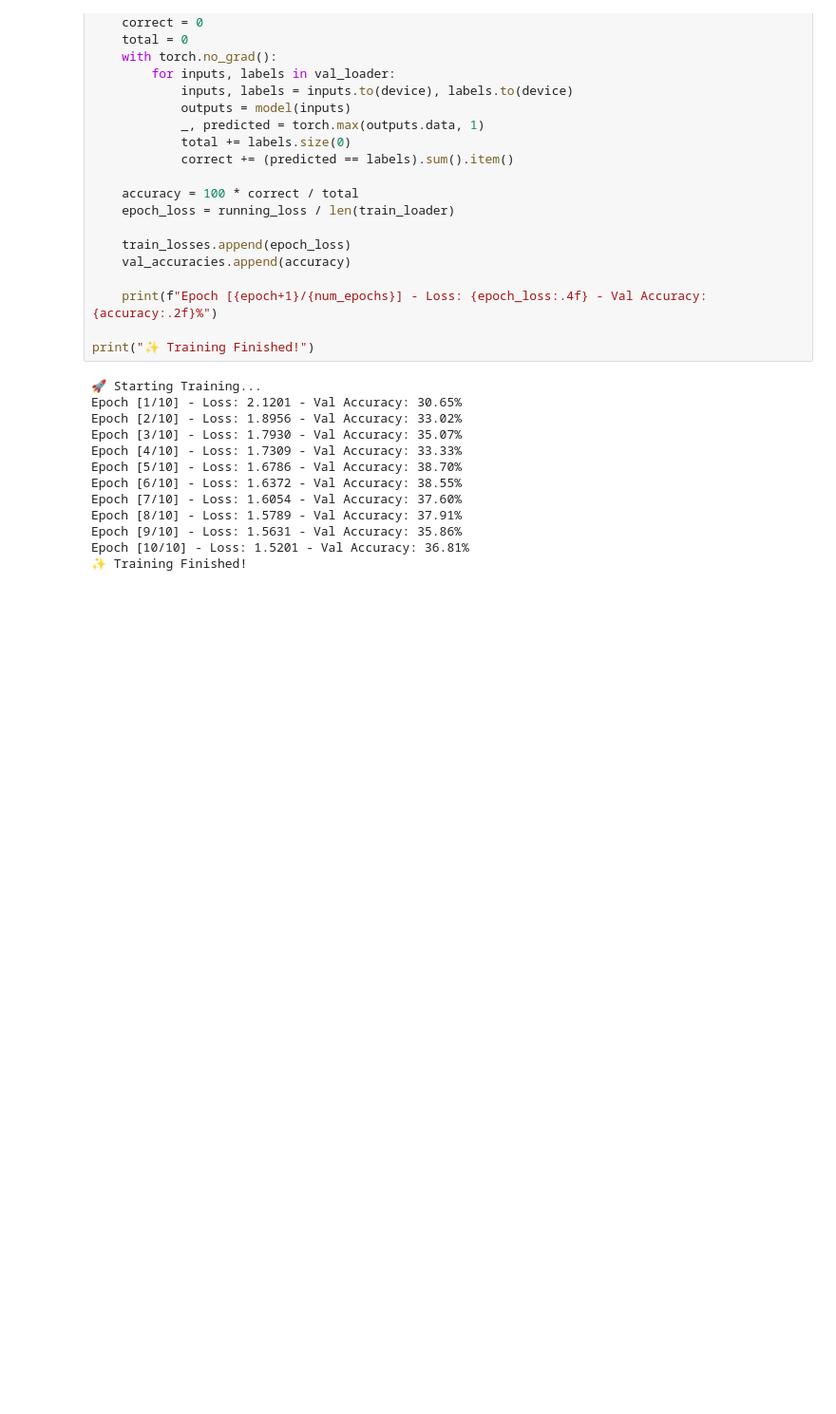
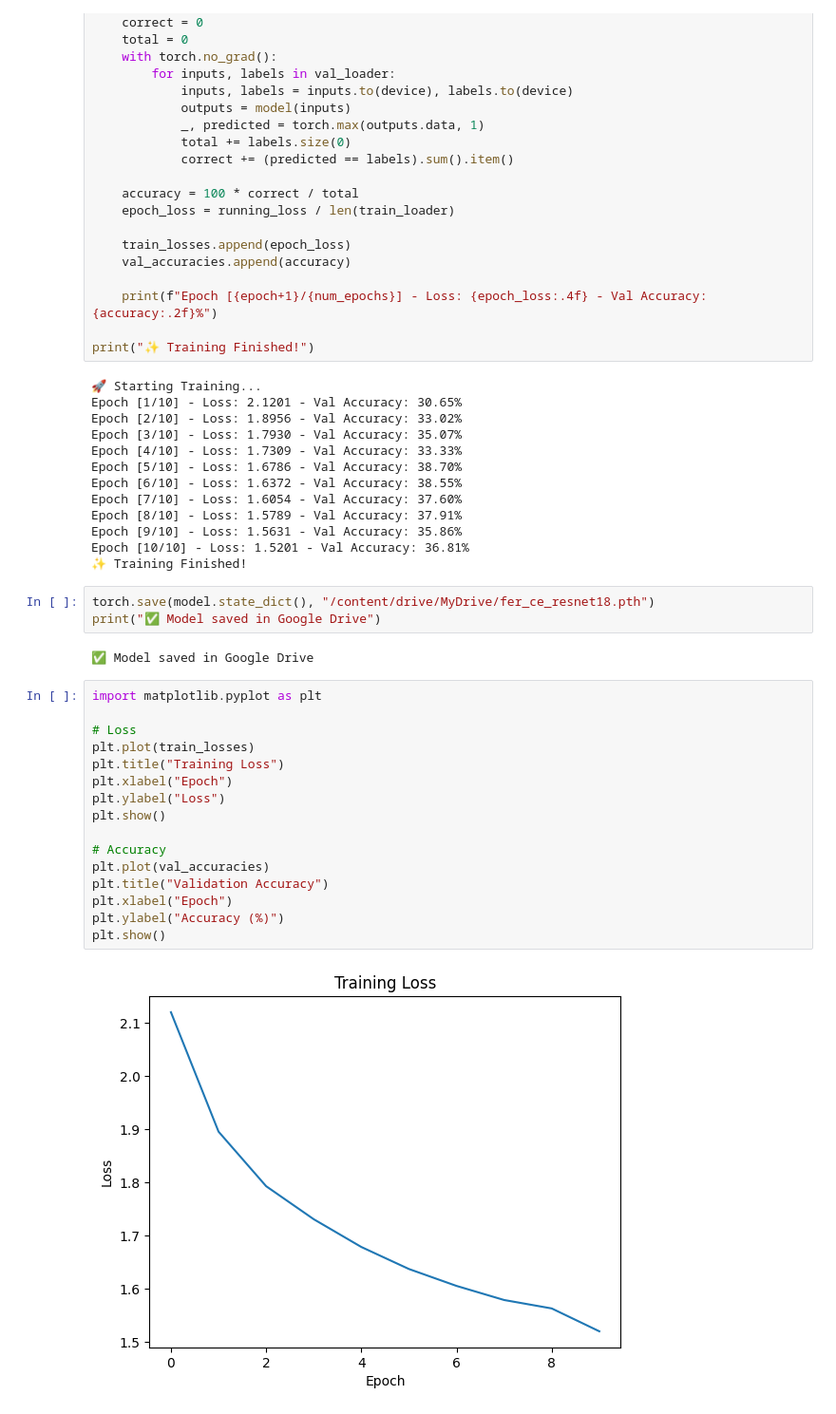
Before and after one commit to KaabiHiba/FER-CE-Project, a Jupyter notebook: data_loading_moncef.ipynb, the cells around one changed output. Shown: that part at 95% size. Saved outputs shown, nothing was run; the diff lists cells and outputs as text; blank space fills up the shorter version.

```diff
--- a/data_loading_moncef.ipynb
+++ b/data_loading_moncef.ipynb
@@ -330,3 +330,26 @@ Epoch [8/10] - Loss: 1.5789 - Val Accuracy: 37.91%
 Epoch [9/10] - Loss: 1.5631 - Val Accuracy: 35.86%
 Epoch [10/10] - Loss: 1.5201 - Val Accuracy: 36.81%
 ✨ Training Finished!
+# %%
+torch.save(model.state_dict(), "/content/drive/MyDrive/fer_ce_resnet18.pth")
+print("✅ Model saved in Google Drive")
+# %% [output]
+✅ Model saved in Google Drive
+# %%
+import matplotlib.pyplot as plt
+
+# Loss
+plt.plot(train_losses)
+plt.title("Training Loss")
+plt.xlabel("Epoch")
+plt.ylabel("Loss")
+plt.show()
+
+# Accuracy
+plt.plot(val_accuracies)
+plt.title("Validation Accuracy")
+plt.xlabel("Epoch")
+plt.ylabel("Accuracy (%)")
+plt.show()
+# %% [output]
+[figure, added]
```
Also changed, not shown: parts of 4 cells of this notebook.
